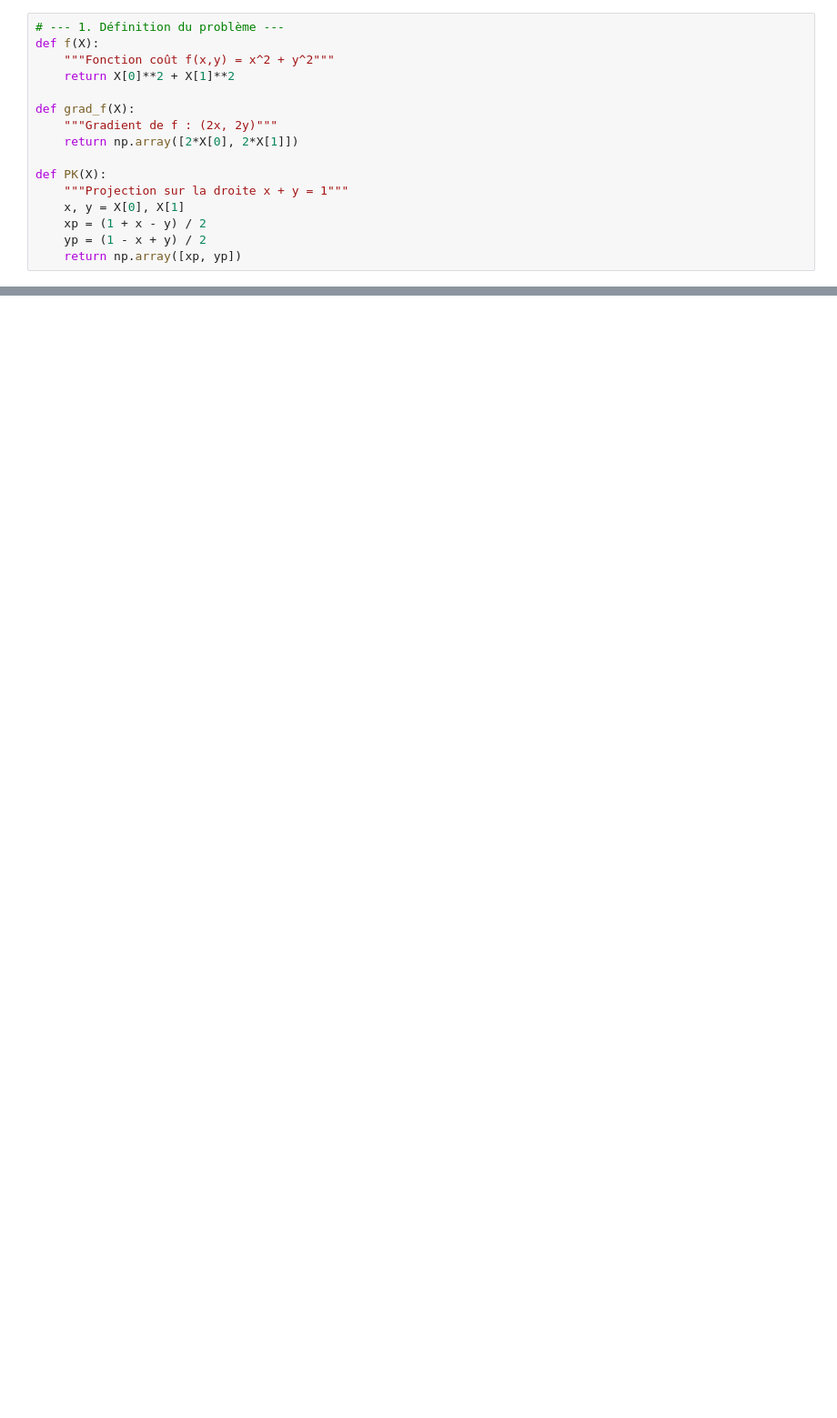
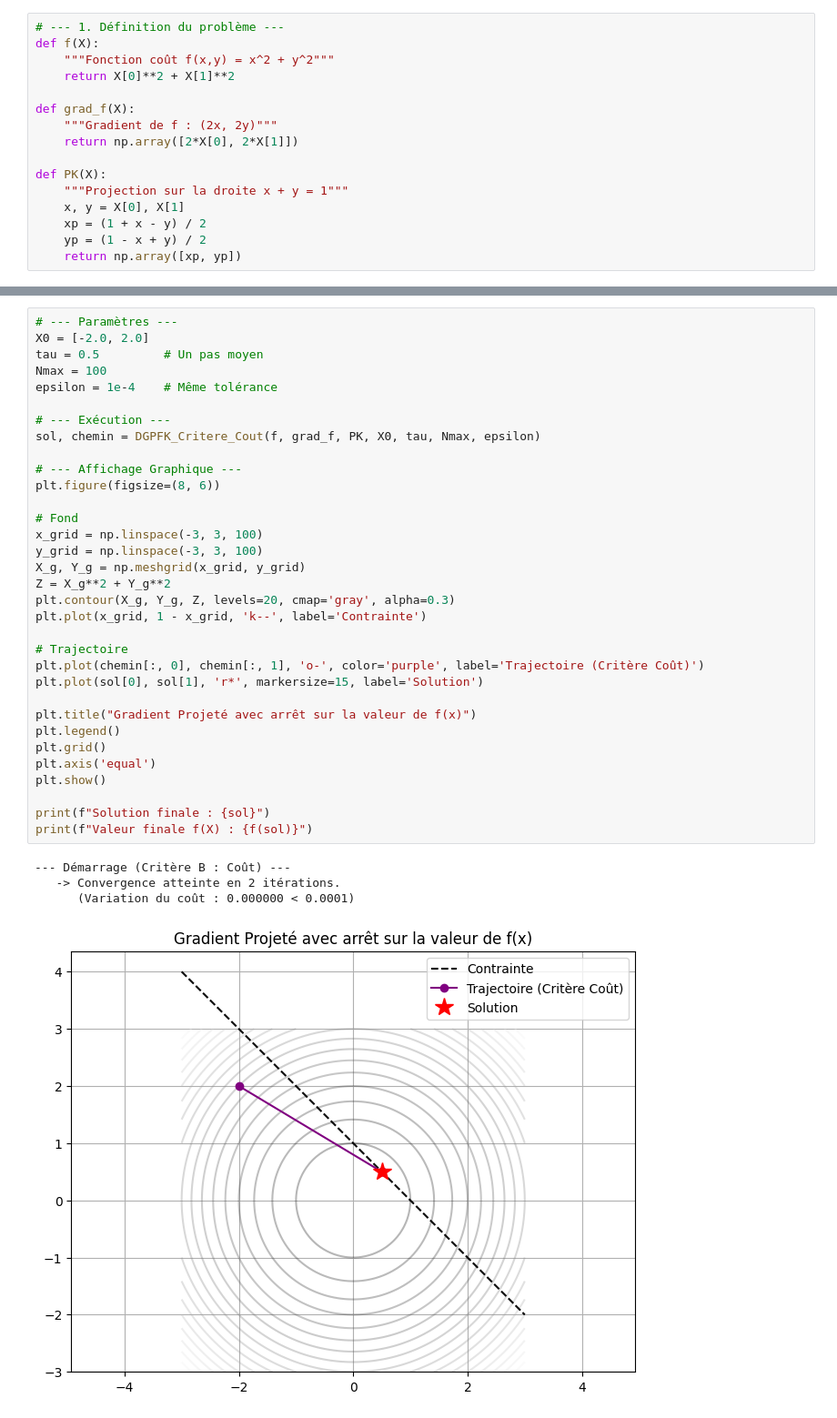
Before and after one commit to AbdeslemHMN/Optimisation-diff-rentiable-sous-contraintes, a Jupyter notebook: TP1_Méthode de gradient projecté/app.ipynb, the cells around one changed output, grey strips where cells are left out. Shown at 91% size. Drawn from its saved outputs; the diff is of its cells as text; blank space fills up the shorter version.

```diff
--- a/TP1_Méthode de gradient projecté/app.ipynb
+++ b/TP1_Méthode de gradient projecté/app.ipynb
@@ -138,0 +359,38 @@ Point de départ [-2.0, 2.0] -> Solution trouvée : [0.49999488 0.50000512], f(s
+# %%
+# --- Paramètres ---
+X0 = [-2.0, 2.0]
+tau = 0.5         # Un pas moyen
+Nmax = 100
+epsilon = 1e-4    # Même tolérance
+
+# --- Exécution ---
+sol, chemin = DGPFK_Critere_Cout(f, grad_f, PK, X0, tau, Nmax, epsilon)
+
+# --- Affichage Graphique ---
+plt.figure(figsize=(8, 6))
+
+# Fond
+x_grid = np.linspace(-3, 3, 100)
+y_grid = np.linspace(-3, 3, 100)
+X_g, Y_g = np.meshgrid(x_grid, y_grid)
+Z = X_g**2 + Y_g**2
+plt.contour(X_g, Y_g, Z, levels=20, cmap='gray', alpha=0.3)
+plt.plot(x_grid, 1 - x_grid, 'k--', label='Contrainte')
+
+# Trajectoire
+plt.plot(chemin[:, 0], chemin[:, 1], 'o-', color='purple', label='Trajectoire (Critère Coût)')
+plt.plot(sol[0], sol[1], 'r*', markersize=15, label='Solution')
+
+plt.title("Gradient Projeté avec arrêt sur la valeur de f(x)")
+plt.legend()
+plt.grid()
+plt.axis('equal')
+plt.show()
+
+print(f"Solution finale : {sol}")
+print(f"Valeur finale f(X) : {f(sol)}")
+# %% [output]
+--- Démarrage (Critère B : Coût) ---
+   -> Convergence atteinte en 2 itérations.
+      (Variation du coût : 0.000000 < 0.0001)
+[figure, added]
```
Also changed, not shown: parts of 14 cells of this notebook.
